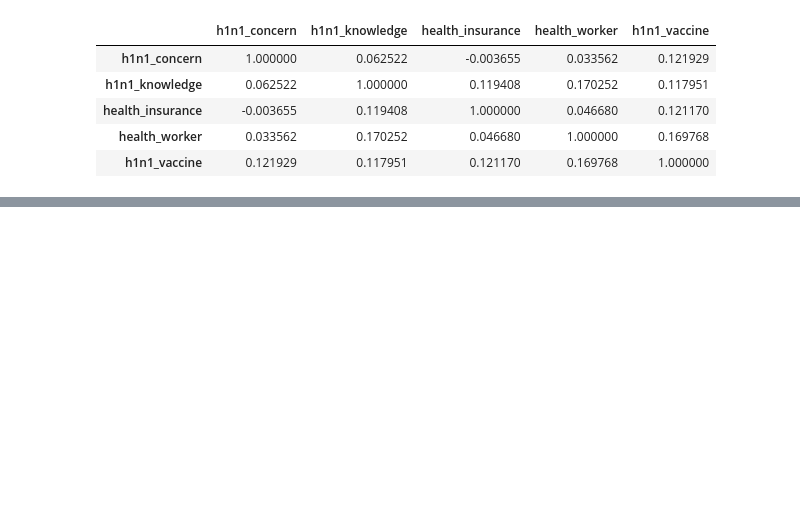
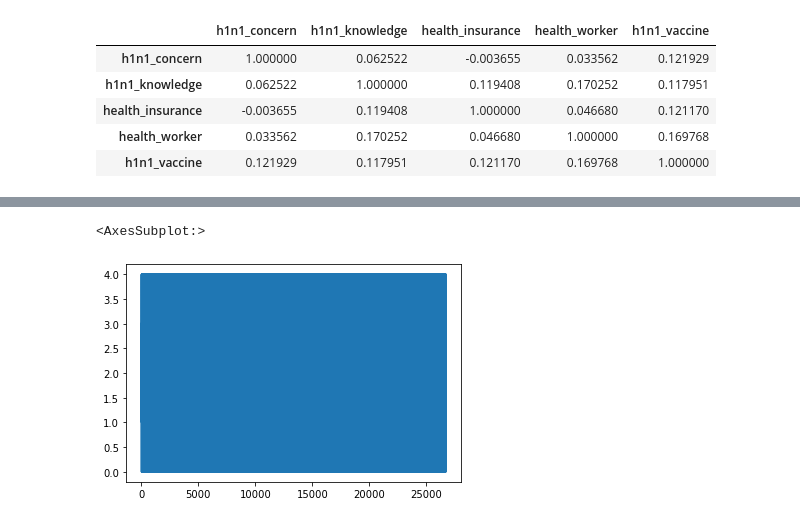
Before and after one commit to prithviraj-maurya/Flu-Shot-Learning-ML, a Jupyter notebook: Project-flu-vaccine-eda.ipynb, the cells around one changed output, grey strips where cells are left out. Saved outputs shown, nothing was run; the diff lists cells and outputs as text; code cells hidden in the pictures; blank space fills up the shorter version.

```diff
--- a/Project-flu-vaccine-eda.ipynb
+++ b/Project-flu-vaccine-eda.ipynb
@@ -778,0 +779,6 @@ h1n1_personal_corr.style.background_gradient()
+# %%
+# Plot distribution of values
+train_set_features_df.age_group.plot()
+# %% [output]
+<AxesSubplot:>
+[figure, added]
```
Also changed, not shown: parts of 34 cells of this notebook, 4 other files.
